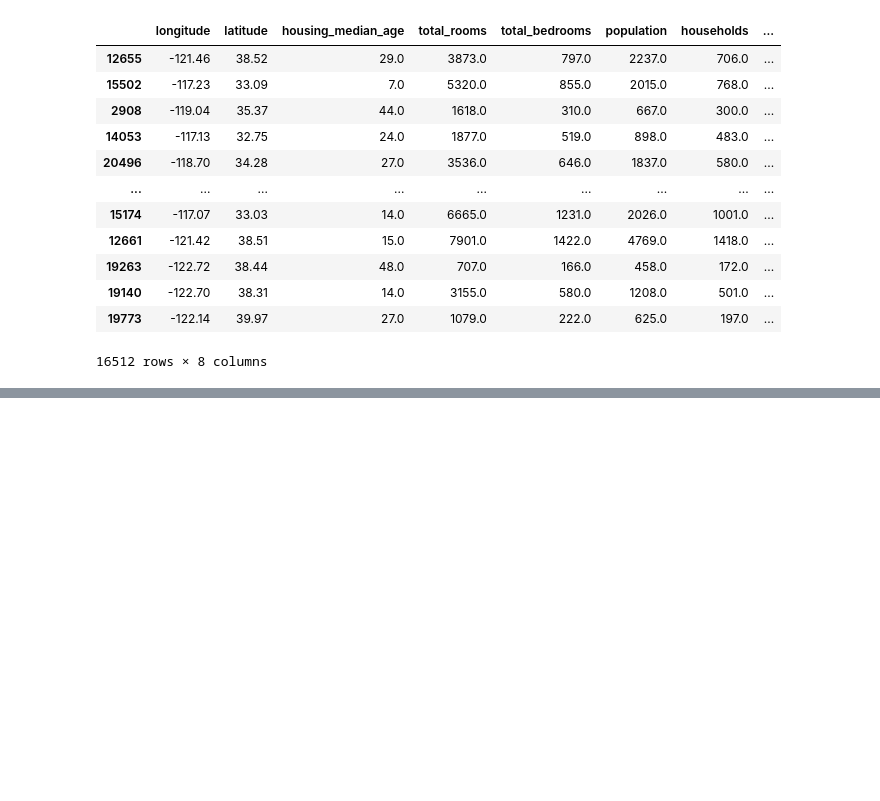
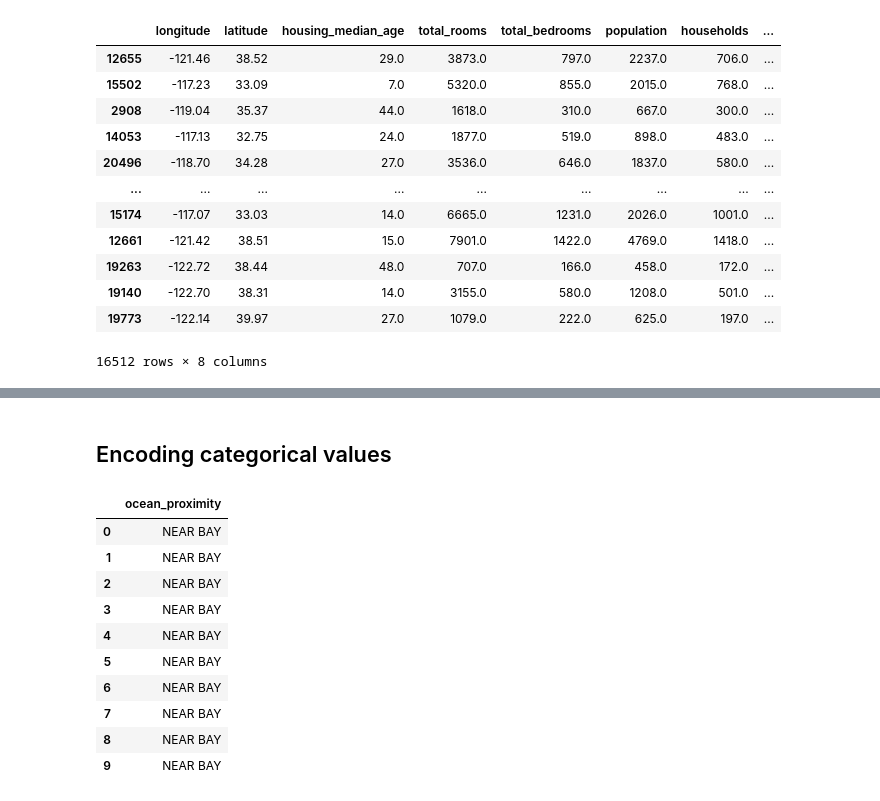
Before and after one commit to Tawheed-tariq/Machine-learning-course, a Jupyter notebook: Real Estate project/main.ipynb, the cells around one changed output, grey strips where cells are left out. Drawn from its saved outputs; the diff is of its cells as text; code cells hidden in the pictures; blank space fills up the shorter version.

```diff
--- a/Real Estate project/main.ipynb
+++ b/Real Estate project/main.ipynb
@@ -345,0 +385,17 @@ SimpleImputer(strategy='median')
+# %% [markdown]
+## Encoding categorical values
+# %%
+housing_cat = housing_data[["ocean_proximity"]]
+housing_cat.head(10)
+# %% [output]
+|  | ocean_proximity |
+| 0 | NEAR BAY |
+| 1 | NEAR BAY |
+| 2 | NEAR BAY |
+| 3 | NEAR BAY |
+| 4 | NEAR BAY |
+| 5 | NEAR BAY |
+| 6 | NEAR BAY |
+| 7 | NEAR BAY |
+| 8 | NEAR BAY |
+| 9 | NEAR BAY |
```
Also changed, not shown: parts of 25 cells of this notebook.
